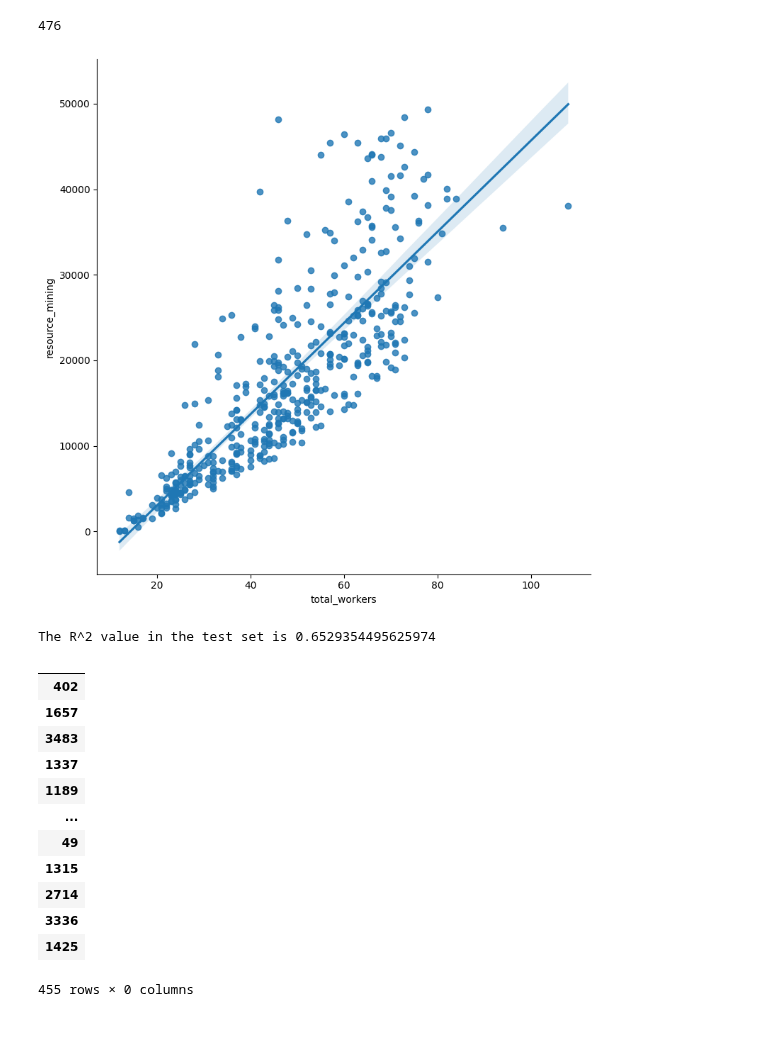
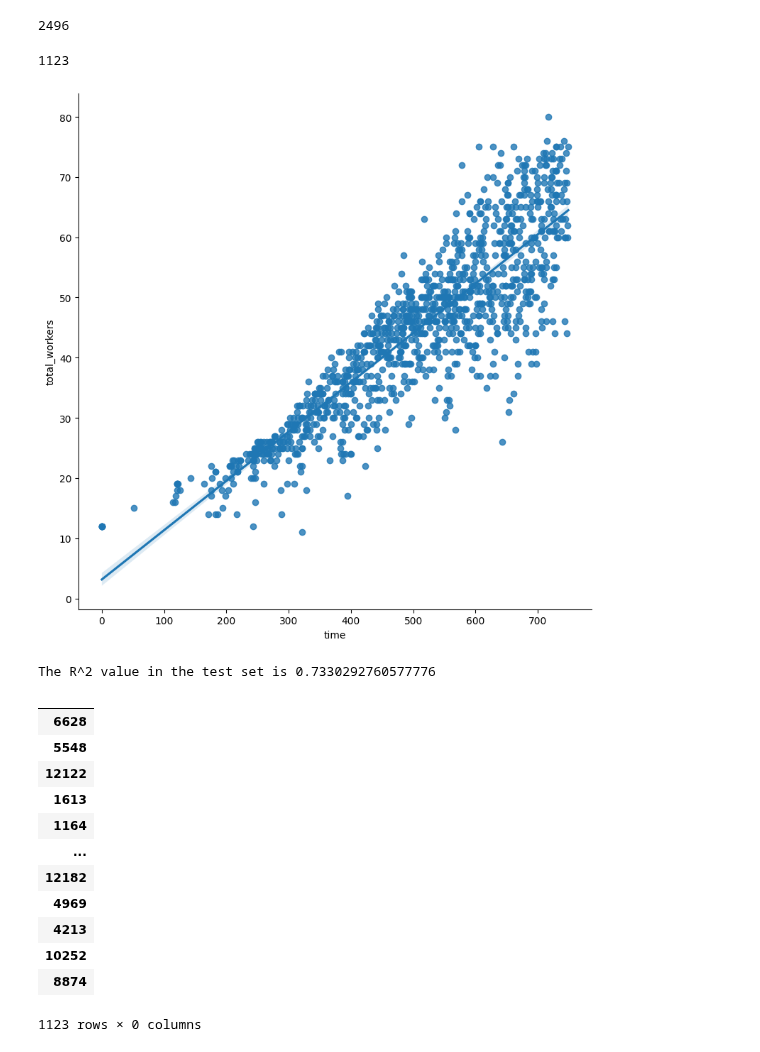
Before and after one commit to Monsieur-Bandana/gurobi_machine_learning, a Jupyter notebook: cleanCode/linreg_sc_learn.ipynb, the cells around one changed output. Cells and saved outputs as stored; diff of their text form; code cells hidden in the pictures.

```diff
--- a/cleanCode/linreg_sc_learn.ipynb
+++ b/cleanCode/linreg_sc_learn.ipynb
@@ -18,23 +18,34 @@ from sklearn.compose import make_column_transformer
 import gurobipy_pandas as gppd
 from gurobi_ml import add_predictor_constr
 from sklearn.neural_network import MLPRegressor
-
-df = pd.read_csv('allRunsButOnlyTerran.csv')
-
-dfTerranReg = df[df["fraction"] == "Terraner"]
-dfTerranReg = dfTerranReg[dfTerranReg["supply"] > 0]
-
-df2 = dfTerranReg.sample(frac=0.45)
-
-len(df2)
 # %% [output]
-476
+2496
+# %%
+# CSV Datei lesen und bereinigen
+df = pd.read_csv('allRunsAllFractions.csv')
+
+dfTerranReg = df[df["fraction"] == "Terraner"]
+
+# ungültige Spiele aussortieren
+dfTerranReg = dfTerranReg[dfTerranReg["supply"] > 0]
+
+# Lategame Spiele mit großer Streuung aussortieren
+dfTerranReg = dfTerranReg[dfTerranReg["time"] < 750]
+
+len(dfTerranReg)
+# %%
+
+df2 = dfTerranReg.sample(frac=0.45)
+
+len(df2)
+# %% [output]
+1123
 # %%
 df2 = df2[df2["resource_mining"] < 50000]
-g3= sns.lmplot(x="total_workers", y="resource_mining", order=1, data=df2,
+g3= sns.lmplot(x="time", y="total_workers", order=1, data=df2,
           height=8)
 # %% [output]
-[figure, old version]
+[figure, new version]
 # %%
 
 
@@ -54,7 +65,7 @@ lin_reg.fit(X_train, y_train)
 y_pred = lin_reg.predict(X_test)
 print(f"The R^2 value in the test set is {r2_score(y_test, y_pred)}")
 # %% [output]
-The R^2 value in the test set is 0.6529354495625974
+The R^2 value in the test set is 0.7330292760577776
 # %%
 
 
@@ -83,18 +94,18 @@ dfTerran = dfTerran.drop(columns=["resource_mining"])
 dfTerran
 # %% [output]
 |  |
-| 402 |
-| 1657 |
-| 3483 |
-| 1337 |
-| 1189 |
+| 6628 |
+| 5548 |
+| 12122 |
+| 1613 |
+| 1164 |
 | ... |
-| 49 |
-| 1315 |
-| 2714 |
-| 3336 |
-| 1425 |
+| 12182 |
+| 4969 |
+| 4213 |
+| 10252 |
+| 8874 |
-455 rows × 0 columns
+1123 rows × 0 columns
 # %%
 
 feats = dfTerran
```
Also changed, not shown: parts of 3 cells of this notebook, 2 other files.
